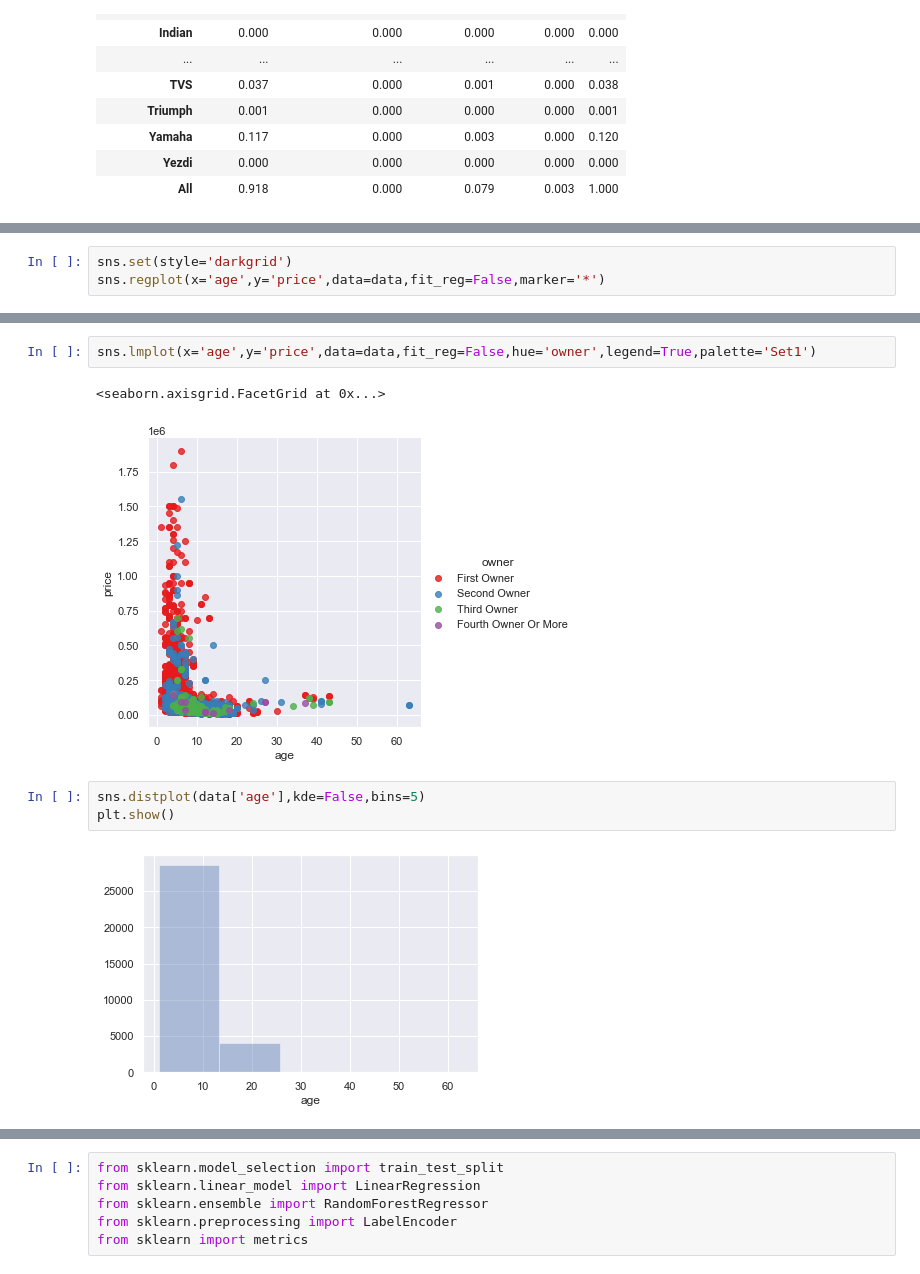
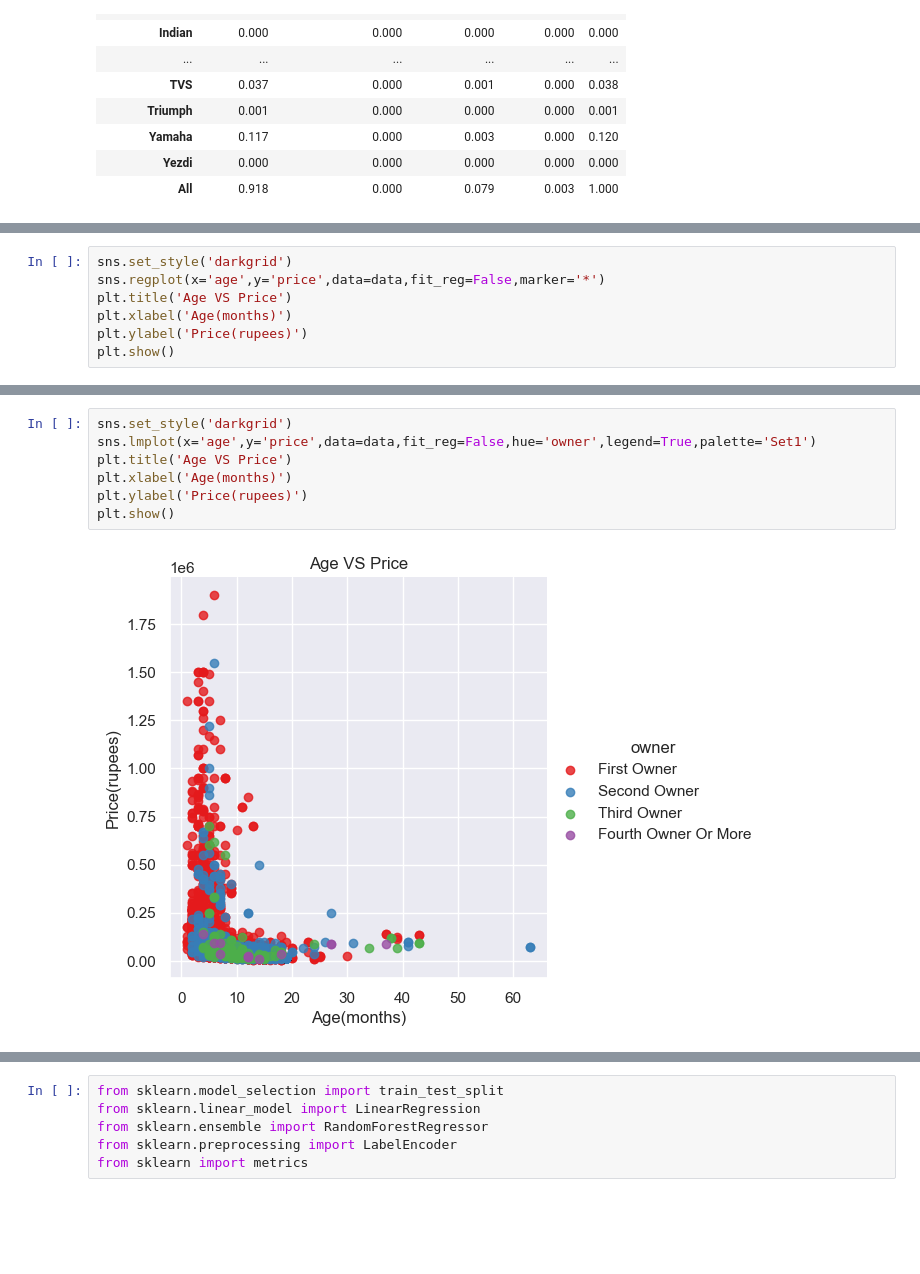
Before and after one commit to Pramod-Pasala/Used-Bike-Price-Prediction, a Jupyter notebook: main.ipynb, the cells around one changed output, grey strips where cells are left out. Cells and saved outputs as stored; diff of their text form; blank space fills up the shorter version.

```diff
--- a/main.ipynb
+++ b/main.ipynb
@@ -134,4 +124,8 @@ plt.show()
 # %%
-sns.set(style='darkgrid')
+sns.set_style('darkgrid')
 sns.regplot(x='age',y='price',data=data,fit_reg=False,marker='*')
+plt.title('Age VS Price')
+plt.xlabel('Age(months)')
+plt.ylabel('Price(rupees)')
+plt.show()
 # %% [output]
@@ -140,13 +133,12 @@ sns.regplot(x='age',y='price',data=data,fit_reg=False,marker='*')
 # %%
+sns.set_style('darkgrid')
 sns.lmplot(x='age',y='price',data=data,fit_reg=False,hue='owner',legend=True,palette='Set1')
+plt.title('Age VS Price')
+plt.xlabel('Age(months)')
+plt.ylabel('Price(rupees)')
+plt.show()
 # %% [output]
-<seaborn.axisgrid.FacetGrid at 0x...>
-[figure, old version]
+[figure, new version]
-# %%
-sns.distplot(data['age'],kde=False,bins=5)
-plt.show()
-# %% [output]
-[figure, removed]
 # %%
 sns.countplot(x='brand',data=data)
 plt.xticks(rotation=90)
```
Also changed, not shown: parts of 20 cells of this notebook, 11 other files.
